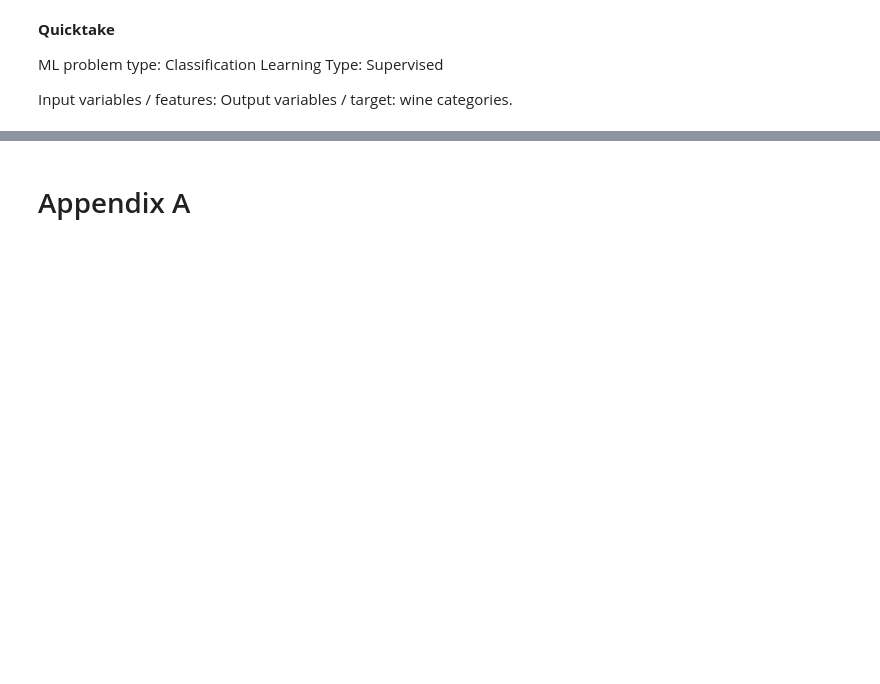
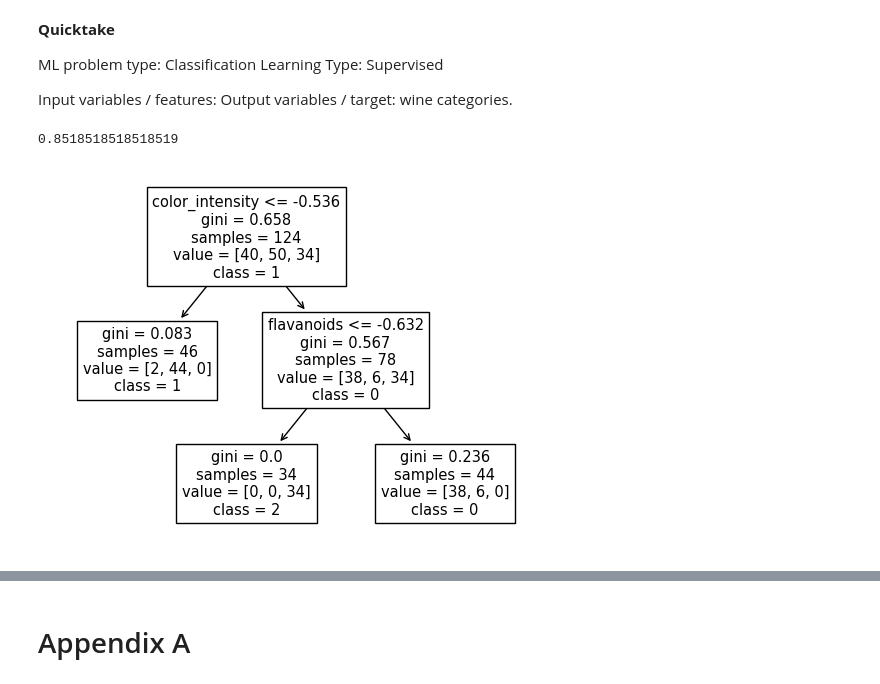
Before and after one commit to esgoty/Elessanti, a Jupyter notebook: 1- Barebone-ML+DA_Pipeline/toy-wined.ipynb, the cells around one changed output, grey strips where cells are left out. Cells and saved outputs as stored; diff of their text form; code cells hidden in the pictures; blank space fills up the shorter version.

```diff
--- a/1- Barebone-ML+DA_Pipeline/toy-wined.ipynb
+++ b/1- Barebone-ML+DA_Pipeline/toy-wined.ipynb
@@ -115,3 +119,7 @@ X_std.head()
+# %%
+from sklearn.model_selection import train_test_split
+
+X_std_train, X_std_test, y_train, y_test = train_test_split(X_std,y,train_size=0.7,random_state=42)
 # %% [markdown]
 # Model pipeline
 # %% [markdown]
@@ -122,3 +130,17 @@ Learning Type: Supervised
 
 Input variables / features:
 Output variables / target:  wine categories.
+# %%
+from sklearn import tree
+
+obj_clasificador = tree.DecisionTreeClassifier(criterion='gini',min_samples_leaf=30)
+
+obj_clasificador = obj_clasificador.fit(X_std_train, y_train)
+
+tree.plot_tree(obj_clasificador,feature_names=X_std.columns,class_names=('0','1','2'))
+
+obj_clasificador.score(X_std_test,y_test)
+print(obj_clasificador.score(X_std_test,y_test))
+# %% [output]
+0.8518518518518519
+[figure, added]
```
Also changed, not shown: parts of 4 cells of this notebook.
